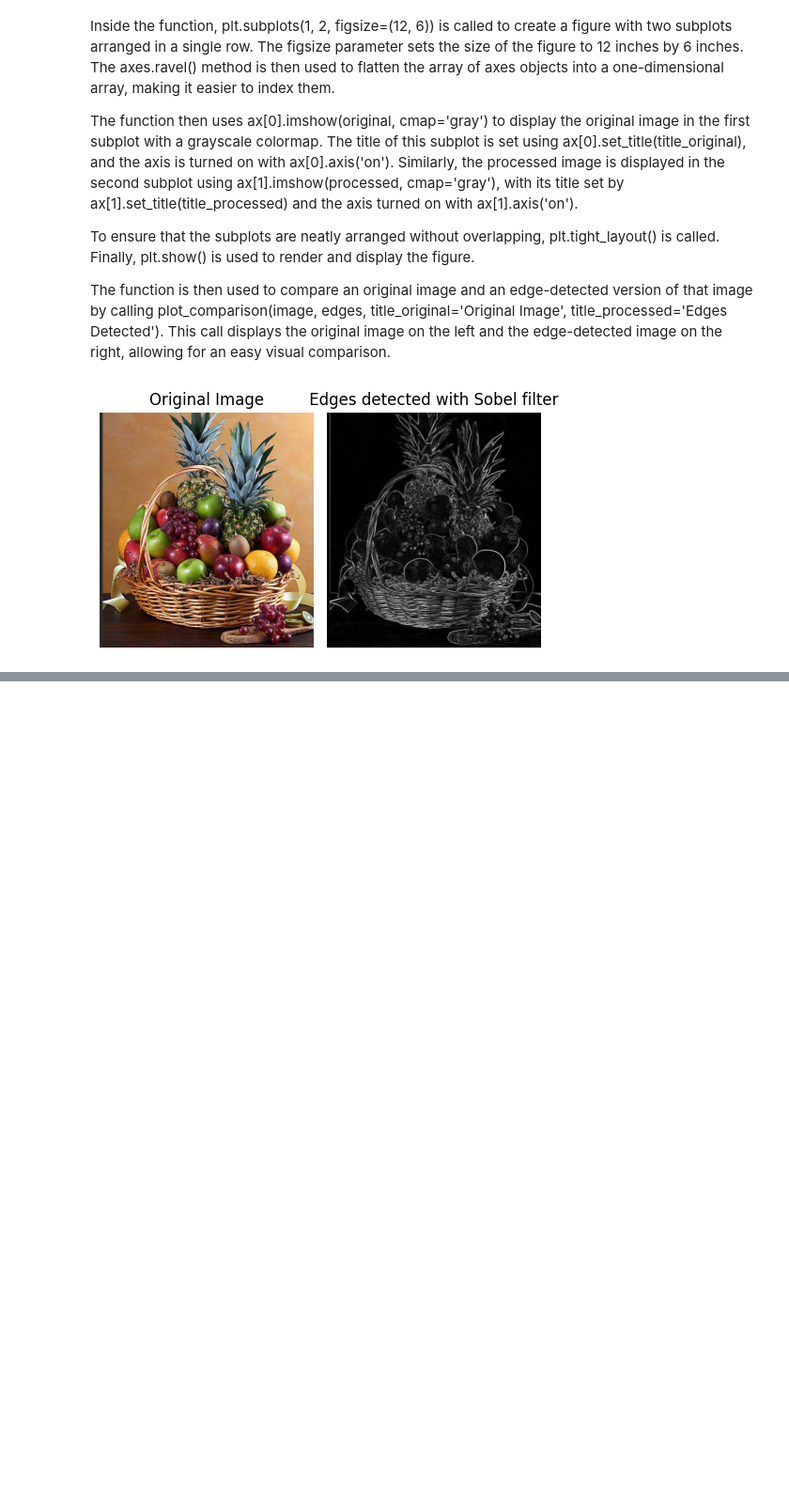
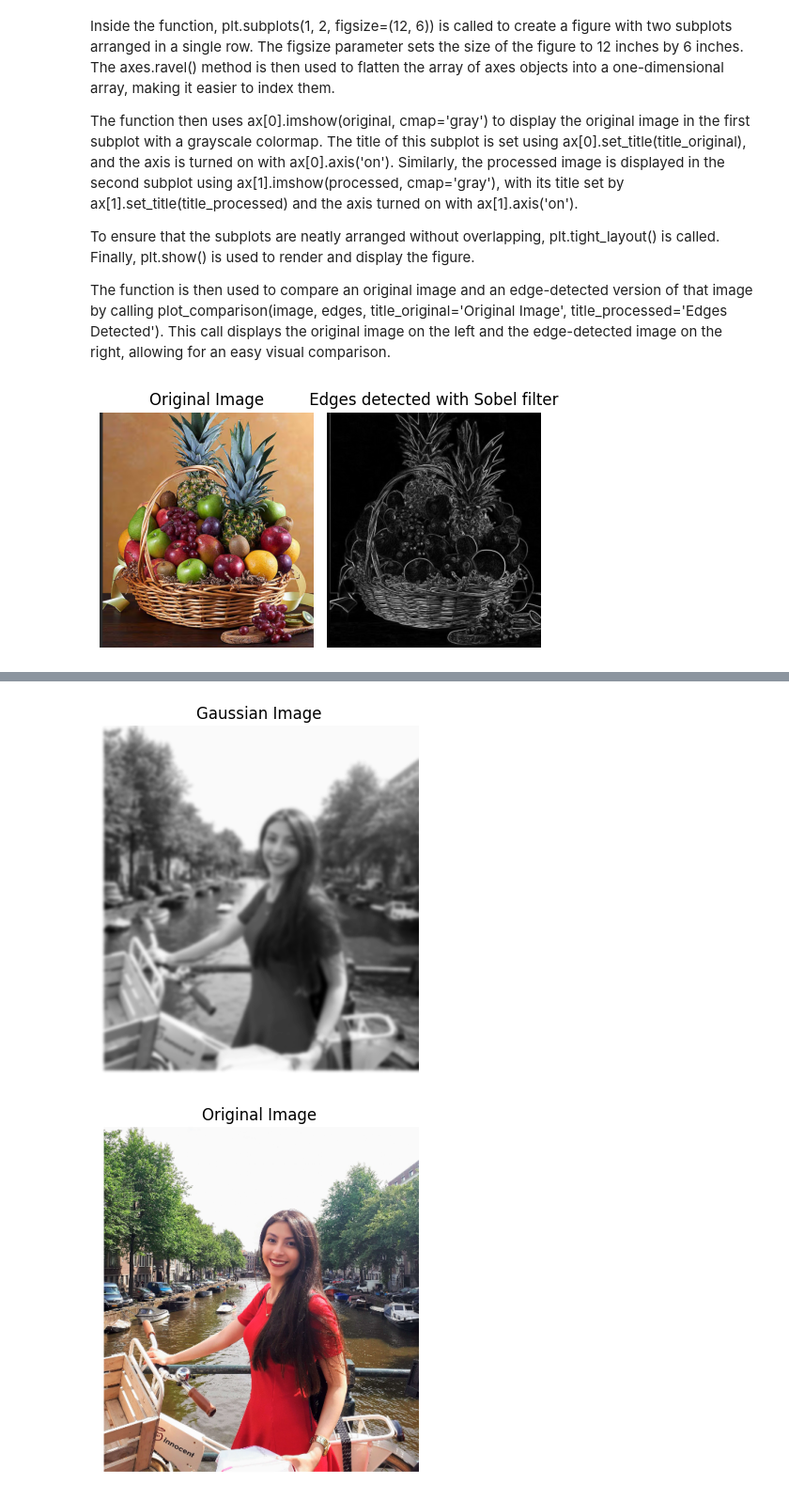
Before and after one commit to SupravoCoder/Image-pre-processing-with-Supravo, a Jupyter notebook: imagepreprocessing.ipynb, the cells around one changed output, grey strips where cells are left out. Shown at 94% size. Drawn from its saved outputs; the diff is of its cells as text; code cells hidden in the pictures; blank space fills up the shorter version.

```diff
--- a/imagepreprocessing.ipynb
+++ b/imagepreprocessing.ipynb
@@ -398,0 +400,26 @@ They are widely used in image processing for tasks like noise reduction, edge de
+# %%
+#gaussian blur filter
+from skimage import filters, color
+import matplotlib.pyplot as plt
+
+def show_image(image, title):
+    plt.imshow(image, cmap='gray')
+    plt.title(title)
+    plt.axis('off')
+    plt.show()
+
+#load image
+image = plt.imread('Screenshot 2024-10-03 225651.png')
+#remove the alpha channel
+image_rgb = image[:, :, :3]
+#convert the image to grayscale
+image1 = color.rgb2gray(image_rgb)
+#apply the gaussian filter
+gaussian_image = filters.gaussian(image1, sigma=2)
+#show the image
+show_image(gaussian_image, 'Gaussian Image')
+# original image
+show_image(image, 'Original Image')
+# %% [output]
+[figure, added]
+[figure, added]
```
Also changed, not shown: parts of 1 cell of this notebook, 1 other file.
